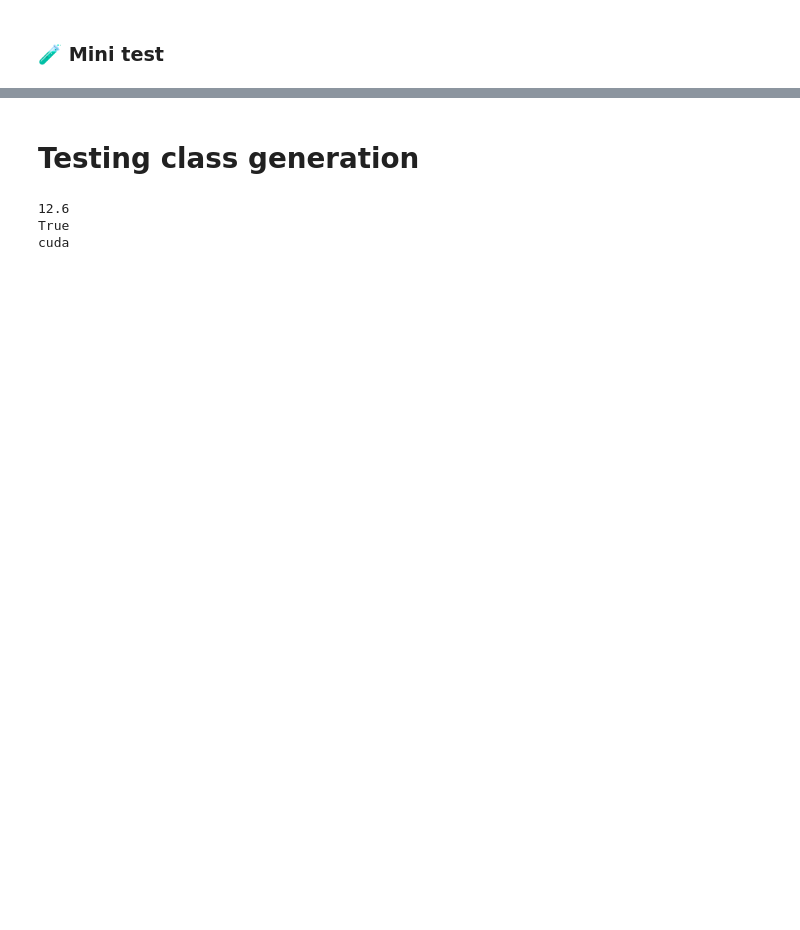
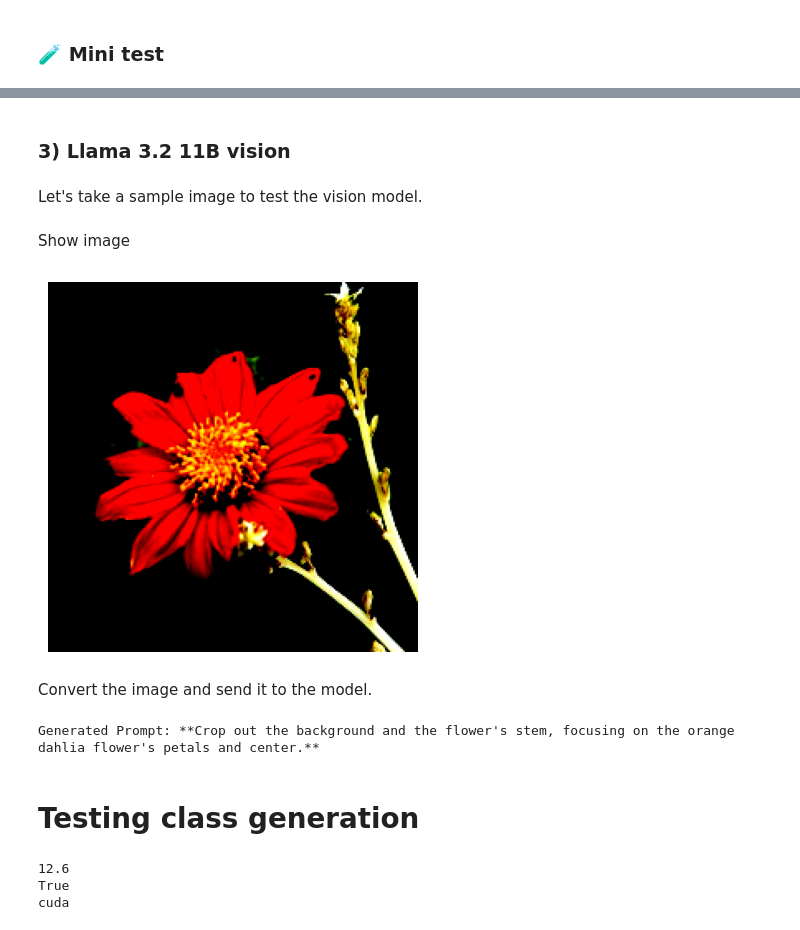
Before and after one commit to matteogrisenti/CLIP-zero-shot, a Jupyter notebook: prompt_generation.ipynb, the cells around one changed output, grey strips where cells are left out. Cells and saved outputs as stored; diff of their text form; code cells hidden in the pictures; blank space fills up the shorter version.

Commit message:
added 2 techniques to enhenace prompts

```diff
--- a/prompt_generation.ipynb
+++ b/prompt_generation.ipynb
@@ -109,0 +190,2 @@ test_prompts
+# %% [markdown]
+### 3) Llama 3.2 11B vision
@@ -110,3 +214,51 @@ test_prompts
+# %% [markdown]
+Let's take a sample image to test the vision model.
+# %%
+from random import randint
+
+classe = 6  # per esempio
+
+random_idx = randint(0, len(train_set) - 1)
+sample = train_set[random_idx]
+sample_image = sample[0]
+sample_label = sample[1]
+sample_path = train_set._image_files[random_idx]
+# %% [markdown]
+Show image
+# %%
+import matplotlib.pyplot as plt
+import torch
+
+# If image is normalized (e.g. using ImageNet mean/std), reverse it
+def unnormalize(img_tensor, mean, std):
+    mean = torch.tensor(mean).reshape(3, 1, 1)
+    std = torch.tensor(std).reshape(3, 1, 1)
+    return img_tensor * std + mean
+
+# Unnormalize if needed, otherwise skip this step
+# sample_image = unnormalize(sample_image, mean=[0.5, 0.5, 0.5], std=[0.5, 0.5, 0.5])
+
+# Convert to [H, W, C] and clip to [0, 1]
+img_np = sample_image.permute(1, 2, 0).numpy().clip(0, 1)
+
+# Show image
+plt.imshow(img_np)
+plt.axis('off')
+plt.show()
+# %% [output]
+[figure, added]
+# %% [markdown]
+Convert the image and send it to the model.
+# %%
+from os import path
+
+class_name = CLASS_NAMES[sample_label]
+
+prompts = generate_prompt_vision_model(class_name, sample_path)
+
+print("Generated Prompt:", prompts)
+# %% [output]
+Generated Prompt: **Crop out the background and the flower's stem, focusing on the orange dahlia flower's petals and center.**
 # %% [markdown]
 # Testing class generation
 # %%
```
Also changed, not shown: parts of 30 cells of this notebook, 2 other files.
